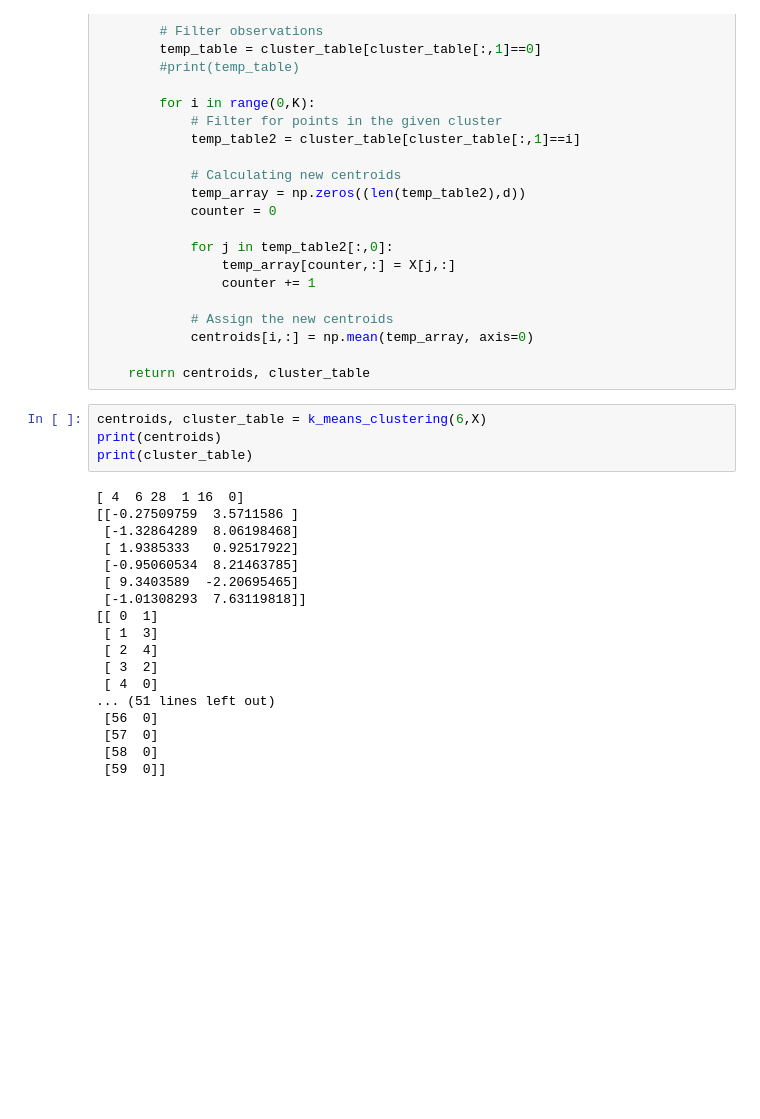
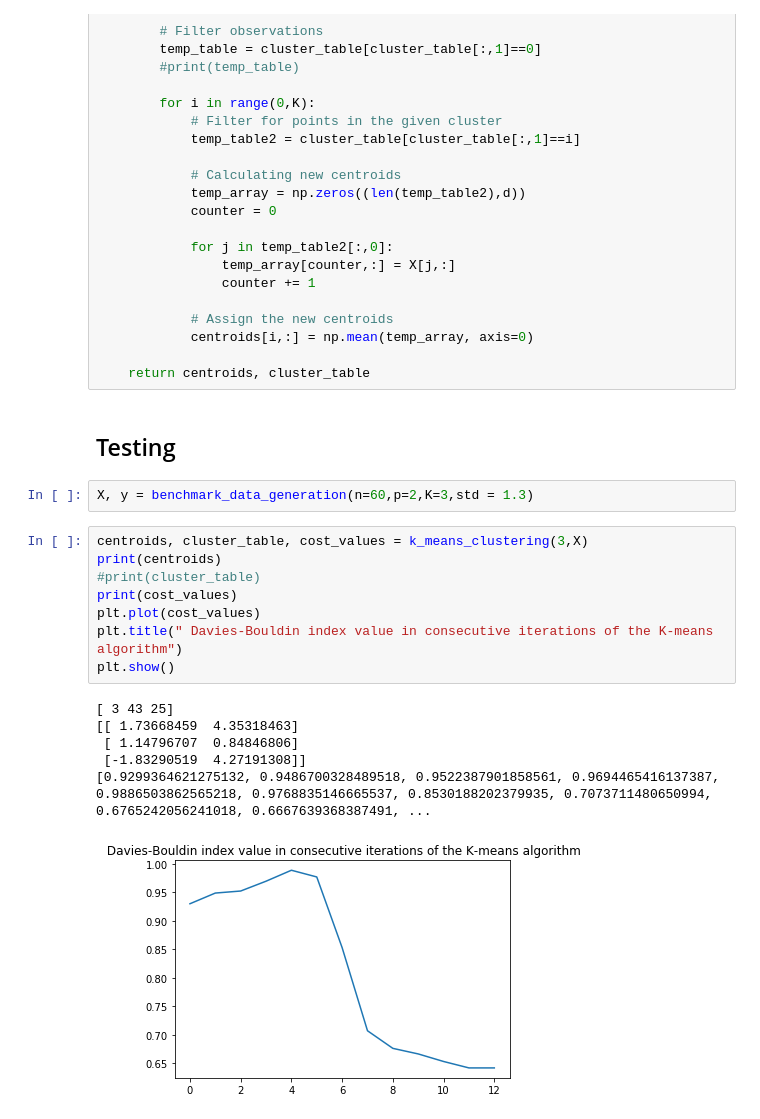
Before and after one commit to paparon96/Clustering, a Jupyter notebook: Aron_Distance_examples.ipynb, the cells around one changed output. Drawn from its saved outputs; the diff is of its cells as text; blank space fills up the shorter version.

```diff
--- a/Aron_Distance_examples.ipynb
+++ b/Aron_Distance_examples.ipynb
@@ -415,26 +493,23 @@ def k_means_clustering(K,X):
             centroids[i,:] = np.mean(temp_array, axis=0)
 
     return centroids, cluster_table
-# %%
-centroids, cluster_table = k_means_clustering(6,X)
-print(centroids)
-print(cluster_table)
-# %% [output]
-[ 4  6 28  1 16  0]
-[[-0.27509759  3.5711586 ]
- [-1.32864289  8.06198468]
- [ 1.9385333   0.92517922]
- [-0.95060534  8.21463785]
- [ 9.3403589  -2.20695465]
- [-1.01308293  7.63119818]]
-[[ 0  1]
- [ 1  3]
- [ 2  4]
- [ 3  2]
- [ 4  0]
-... (51 lines left out)
- [56  0]
- [57  0]
- [58  0]
- [59  0]]
+# %% [markdown]
+## Testing
+# %%
+X, y = benchmark_data_generation(n=60,p=2,K=3,std = 1.3)
+# %%
+centroids, cluster_table, cost_values = k_means_clustering(3,X)
+print(centroids)
+#print(cluster_table)
+print(cost_values)
+plt.plot(cost_values)
+plt.title(" Davies-Bouldin index value in consecutive iterations of the K-means algorithm")
+plt.show()
+# %% [output]
+[ 3 43 25]
+[[ 1.73668459  4.35318463]
+ [ 1.14796707  0.84846806]
+ [-1.83290519  4.27191308]]
+[0.9299364621275132, 0.9486700328489518, 0.9522387901858561, 0.9694465416137387, 0.9886503862565218, 0.9768835146665537, 0.8530188202379935, 0.7073711480650994, 0.6765242056241018, 0.6667639368387491, ...
+[figure, added]
 # %%
```
Also changed, not shown: parts of 8 cells of this notebook.
